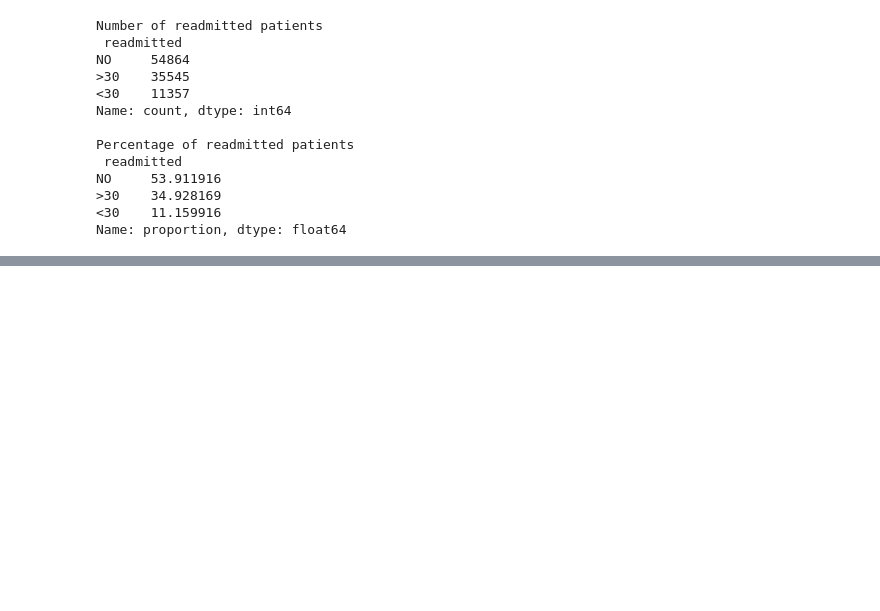
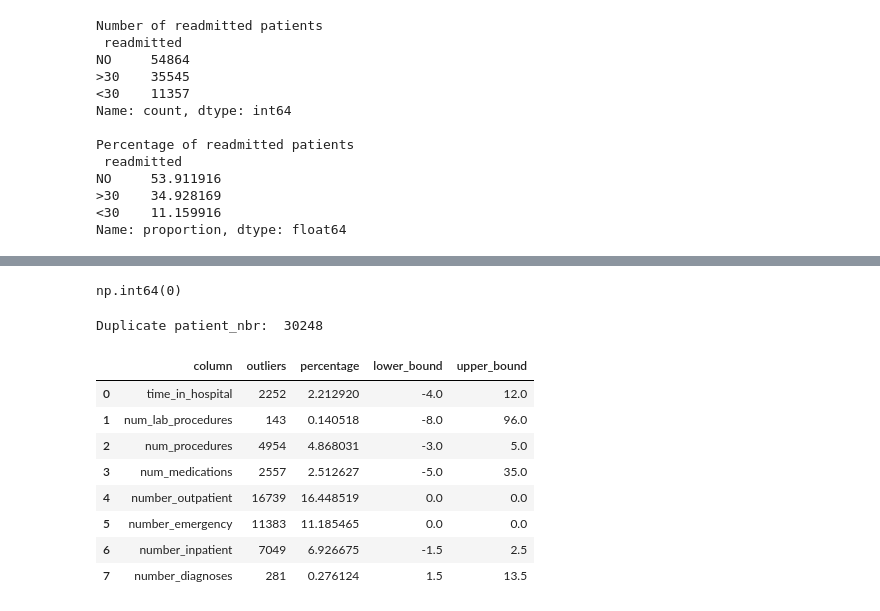
Before and after one commit to EduardoYaguar/act1_2p_si_eda_2_25_yaguar, a Jupyter notebook: act1_2p_si_eda_2_25_yaguar.ipynb, the cells around one changed output, grey strips where cells are left out. Saved outputs shown, nothing was run; the diff lists cells and outputs as text; code cells hidden in the pictures; blank space fills up the shorter version.

```diff
--- a/act1_2p_si_eda_2_25_yaguar.ipynb
+++ b/act1_2p_si_eda_2_25_yaguar.ipynb
@@ -84,0 +152,44 @@ Name: proportion, dtype: float64
+# %%
+#Check if there is any duplicated data in the dataset
+duplicates = df.duplicated().sum()
+duplicates
+# %% [output]
+np.int64(0)
+# %%
+#Check for patients readmission
+print(f'Duplicate patient_nbr: ', df['patient_nbr'].duplicated().sum())
+# %% [output]
+Duplicate patient_nbr:  30248
+# %%
+#List all the numerical columns
+numerical_cols = ['time_in_hospital', 'num_lab_procedures', 'num_procedures',
+                  'num_medications', 'number_outpatient', 'number_emergency',
+                  'number_inpatient', 'number_diagnoses']
+
+outlier= []
+for col in numerical_cols:
+    Q1 = df[col].quantile(0.25)
+    Q3 = df[col].quantile(0.75)
+    IQR = Q3 - Q1
+    lower_bound = Q1 - 1.5 * IQR
+    upper_bound = Q3 + 1.5 * IQR
+    outliers = ((df[col] < lower_bound) | (df[col] > upper_bound)).sum()
+    outlier.append({
+        'column': col,
+        'outliers': outliers,
+        'percentage': (outliers / len(df)) * 100,
+        'lower_bound': lower_bound,
+        'upper_bound': upper_bound
+    })
+outlier_df = pd.DataFrame(outlier)
+outlier_df
+# %% [output]
+|  | column | outliers | percentage | lower_bound | upper_bound |
+| 0 | time_in_hospital | 2252 | 2.212920 | -4.0 | 12.0 |
+| 1 | num_lab_procedures | 143 | 0.140518 | -8.0 | 96.0 |
+| 2 | num_procedures | 4954 | 4.868031 | -3.0 | 5.0 |
+| 3 | num_medications | 2557 | 2.512627 | -5.0 | 35.0 |
+| 4 | number_outpatient | 16739 | 16.448519 | 0.0 | 0.0 |
+| 5 | number_emergency | 11383 | 11.185465 | 0.0 | 0.0 |
+| 6 | number_inpatient | 7049 | 6.926675 | -1.5 | 2.5 |
+| 7 | number_diagnoses | 281 | 0.276124 | 1.5 | 13.5 |
```
Also changed, not shown: parts of 6 cells of this notebook.
